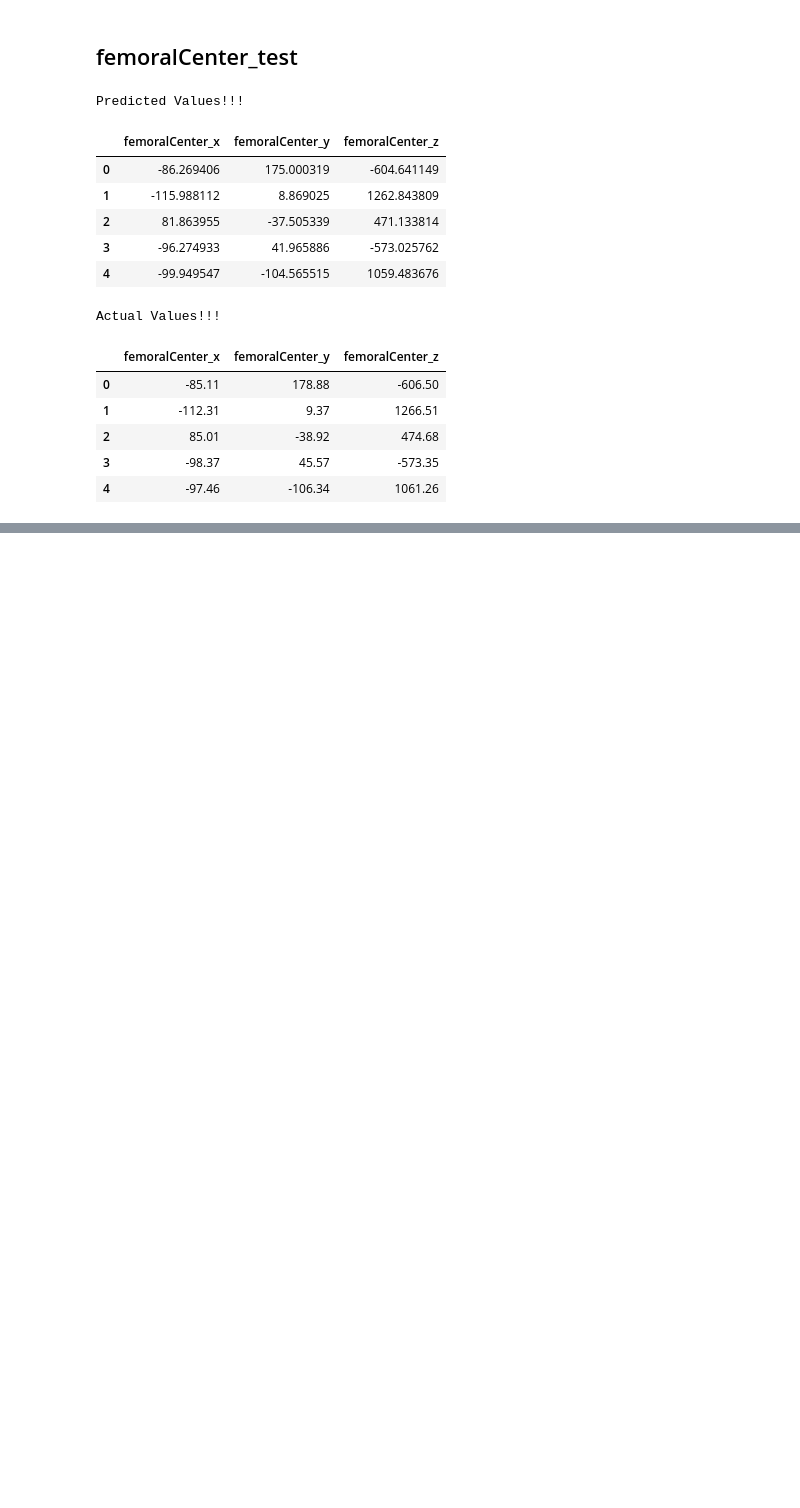
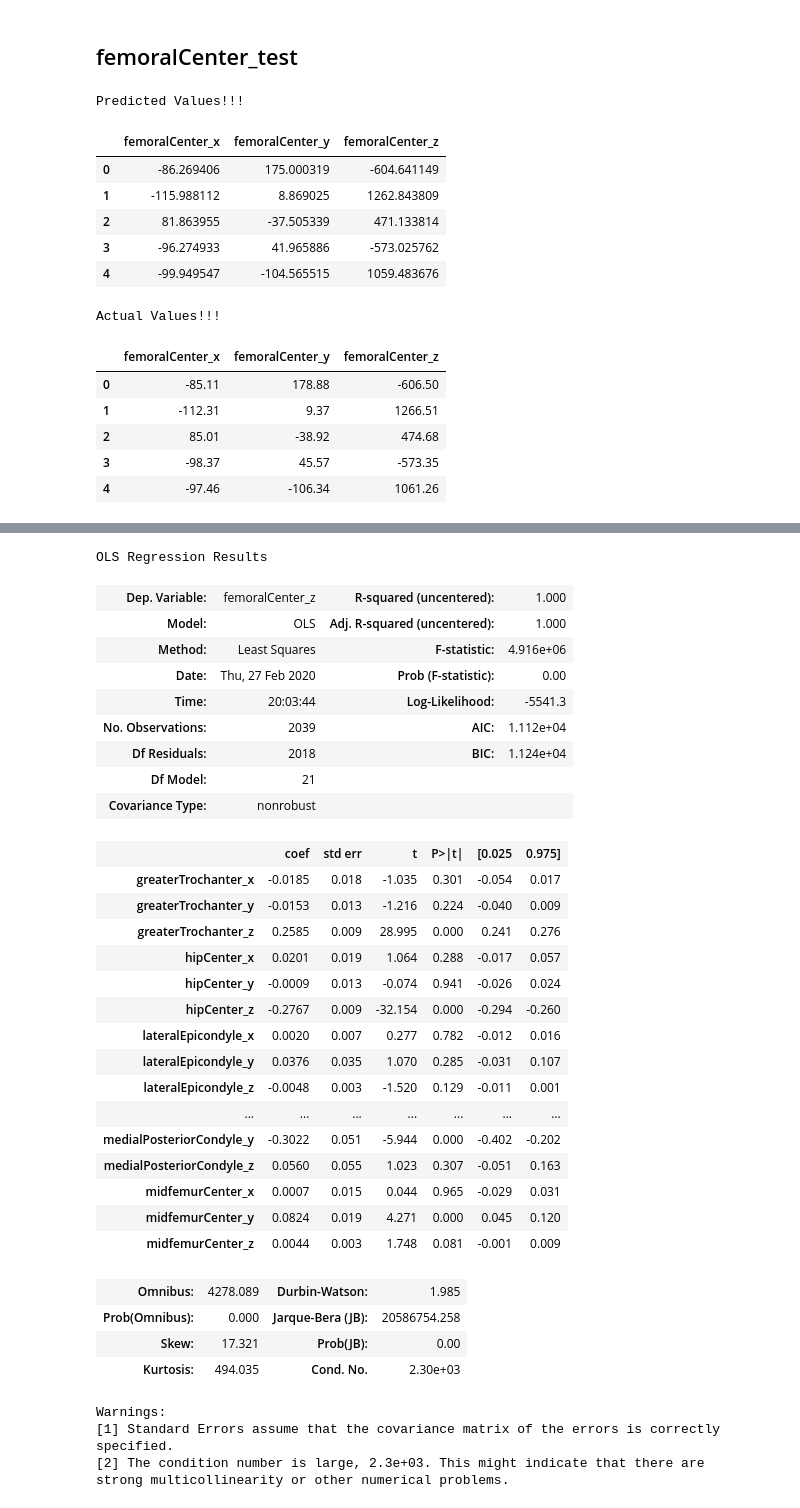
Before and after one commit to raminrafi/Regression-Model---Detection-of-Landmarks-on-Knee-Joints-Using-CSV-Data, a Jupyter notebook: notebooks/Regression-csv-femur.ipynb, the cells around one changed output, grey strips where cells are left out. Drawn from its saved outputs; the diff is of its cells as text; code cells hidden in the pictures; blank space fills up the shorter version.

```diff
--- a/notebooks/Regression-csv-femur.ipynb
+++ b/notebooks/Regression-csv-femur.ipynb
@@ -517,0 +600,38 @@ Actual Values!!!
+# %%
+predictions3 = model3.predict(new_df_x)
+model3.summary()
+# %% [output]
+OLS Regression Results
+| Dep. Variable: | femoralCenter_z | R-squared (uncentered): | 1.000 |
+| Model: | OLS | Adj. R-squared (uncentered): | 1.000 |
+| Method: | Least Squares | F-statistic: | 4.916e+06 |
+| Date: | Thu, 27 Feb 2020 | Prob (F-statistic): | 0.00 |
+| Time: | 20:03:44 | Log-Likelihood: | -5541.3 |
+| No. Observations: | 2039 | AIC: | 1.112e+04 |
+| Df Residuals: | 2018 | BIC: | 1.124e+04 |
+| Df Model: | 21 |  |  |
+| Covariance Type: | nonrobust |  |  |
+|  | coef | std err | t | P>|t| | [0.025 | 0.975] |
+| greaterTrochanter_x | -0.0185 | 0.018 | -1.035 | 0.301 | -0.054 | 0.017 |
+| greaterTrochanter_y | -0.0153 | 0.013 | -1.216 | 0.224 | -0.040 | 0.009 |
+| greaterTrochanter_z | 0.2585 | 0.009 | 28.995 | 0.000 | 0.241 | 0.276 |
+| hipCenter_x | 0.0201 | 0.019 | 1.064 | 0.288 | -0.017 | 0.057 |
+| hipCenter_y | -0.0009 | 0.013 | -0.074 | 0.941 | -0.026 | 0.024 |
+| hipCenter_z | -0.2767 | 0.009 | -32.154 | 0.000 | -0.294 | -0.260 |
+| lateralEpicondyle_x | 0.0020 | 0.007 | 0.277 | 0.782 | -0.012 | 0.016 |
+| lateralEpicondyle_y | 0.0376 | 0.035 | 1.070 | 0.285 | -0.031 | 0.107 |
+| lateralEpicondyle_z | -0.0048 | 0.003 | -1.520 | 0.129 | -0.011 | 0.001 |
+| ... | ... | ... | ... | ... | ... | ... |
+| medialPosteriorCondyle_y | -0.3022 | 0.051 | -5.944 | 0.000 | -0.402 | -0.202 |
+| medialPosteriorCondyle_z | 0.0560 | 0.055 | 1.023 | 0.307 | -0.051 | 0.163 |
+| midfemurCenter_x | 0.0007 | 0.015 | 0.044 | 0.965 | -0.029 | 0.031 |
+| midfemurCenter_y | 0.0824 | 0.019 | 4.271 | 0.000 | 0.045 | 0.120 |
+| midfemurCenter_z | 0.0044 | 0.003 | 1.748 | 0.081 | -0.001 | 0.009 |
+| Omnibus: | 4278.089 | Durbin-Watson: | 1.985 |
+| Prob(Omnibus): | 0.000 | Jarque-Bera (JB): | 20586754.258 |
+| Skew: | 17.321 | Prob(JB): | 0.00 |
+| Kurtosis: | 494.035 | Cond. No. | 2.30e+03 |
+Warnings:
+[1] Standard Errors assume that the covariance matrix of the errors is correctly specified.
+[2] The condition number is large, 2.3e+03. This might indicate that there are
+strong multicollinearity or other numerical problems.
```
Also changed, not shown: parts of 5 cells of this notebook, 1 other file.
